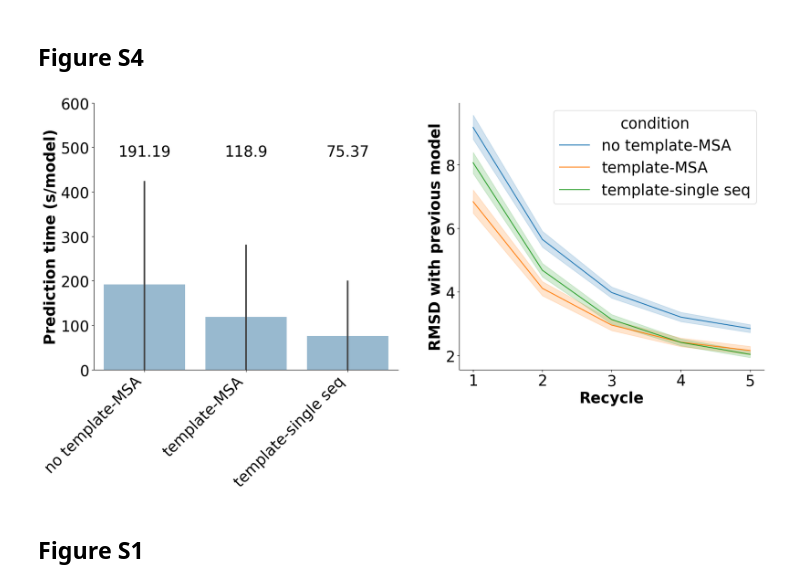
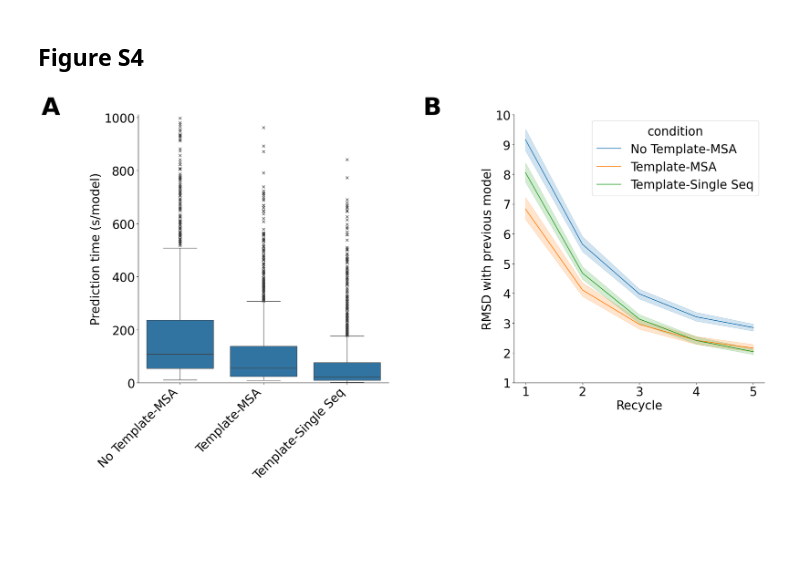
Before and after one commit to FranceCosta/AF2Fix, a Jupyter notebook: generate_figures.ipynb, the cells around one changed output. Drawn from its saved outputs; the diff is of its cells as text; code cells hidden in the pictures; blank space fills up the shorter version.

Commit message:
Figures update

```diff
--- a/generate_figures.ipynb
+++ b/generate_figures.ipynb
@@ -864,36 +860,44 @@ tol_df = pd.DataFrame(outlist, columns=df.columns)
 assert len(df) / 6 == len(tol_df)
 assert len(tol_df) == len(tol_df.drop_duplicates())
 # %%
-fig, ax = plt.subplots(ncols=2, figsize=[20,8])
+fig, ax = plt.subplots(ncols=2, figsize=[20,10])
+plt.subplots_adjust(hspace=.5,
+                    wspace=.5,
+                    left=0,
+                    right=.9)
+plt.text(-7.5,10, "A", weight="bold", fontsize=ANNOT_FONT_SIZE)
+plt.text(-.8,10, "B", weight="bold", fontsize=ANNOT_FONT_SIZE)
 
 #1
 plot_df = df[['condition', 'uniprot_acc', 'delta_t', 'recycle']].groupby(['condition', 'uniprot_acc', 'recycle']).mean('delta_t')\
           .groupby(['condition', 'uniprot_acc']).sum('delta_t')
 plot_df = plot_df.reset_index()
-nice_plot2(plot_df, feature='delta_t', ax=ax[0], low_value=400, inspacer=10, interspacer=50, mspace=-350, stat=False,
-           conditions=['no_template', 'template_MSA', 'template_single_seq'])
-ax[0].set_ylim([0,600])
+plot_df.condition = plot_df.condition.replace({'no_template': 'No Template-MSA', 'template_MSA': 'Template-MSA', 'template_single_seq':
+                                  'Template-Single Seq'})
+g=sns.boxplot(plot_df, y='delta_t', x="condition", ax=ax[0], flierprops={"marker": "x"},
+           order=['No Template-MSA', 'Template-MSA', 'Template-Single Seq'])
+g.set_xticklabels(g.get_xticklabels(), ha="right", rotation=45)
+ax[0].set_ylim([0,1010])
 ax[0].set_ylabel("Prediction time (s/model)")
 ax[0].set_xlabel('')
 ax[0].spines['right'].set_visible(False)
 ax[0].spines['top'].set_visible(False)
 
 #2
 
 plot_df = df[df.recycle != 0][['condition', 'recycle', 'tol', 'uniprot_acc']].groupby(['condition', 'recycle', 'uniprot_acc']).mean('tol')
 plot_df = plot_df.reset_index()
-plot_df.condition = plot_df.condition.replace({'no_template': 'no template-MSA', 'template_MSA': 'template-MSA', 'template_single_seq':
-                                  'template-single seq'})
+plot_df.condition = plot_df.condition.replace({'no_template': 'No Template-MSA', 'template_MSA': 'Template-MSA', 'template_single_seq':
+                                  'Template-Single Seq'})
 plot_df.recycle = plot_df.recycle.astype(int)
 sns.lineplot(data=plot_df, x='recycle', y='tol', hue='condition', errorbar='ci', ax=ax[1])
 ax[1].set_xticks(range(1,6))
 ax[1].set_ylabel('RMSD with previous model')
 ax[1].set_xlabel('Recycle')
+ax[1].set_ylim([1,10])
 ax[1].spines['right'].set_visible(False)
 ax[1].spines['top'].set_visible(False)
 
 plt.savefig(os.path.join(FIGURES_DIR, 'figureS4.png'), dpi=350, transparent=False, bbox_inches='tight')
 # %% [output]
-[figure, old version]
+[figure, new version]
-# %% [markdown]
-## Figure S1
```
Also changed, not shown: parts of 18 cells of this notebook, 4 other files.
